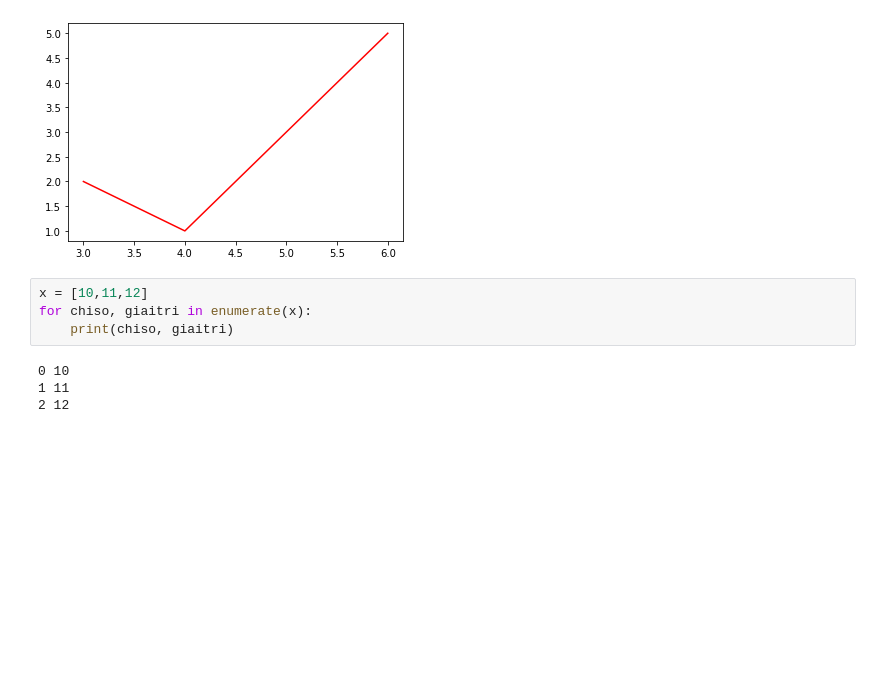
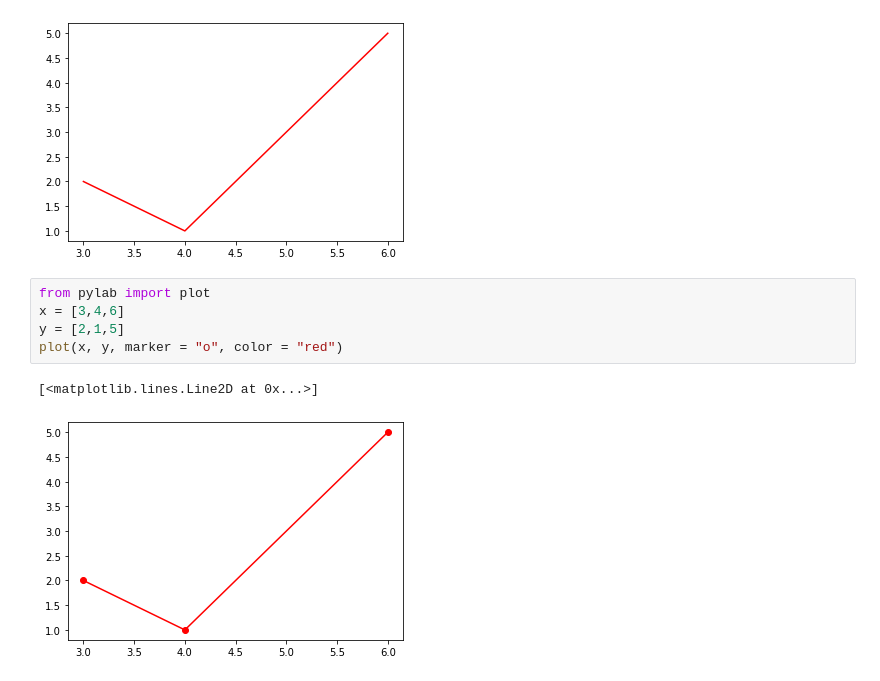
Before and after one commit to NguyenTan105/StudywithTan, a Jupyter notebook: Exr1.ipynb, the cells around one changed output. Saved outputs shown, nothing was run; the diff lists cells and outputs as text; blank space fills up the shorter version.

```diff
--- a/Exr1.ipynb
+++ b/Exr1.ipynb
@@ -201,11 +216,11 @@ plot(x, y, color = "red")
 # %% [output]
 [<matplotlib.lines.Line2D at 0x...>]
 [figure]
-# %%
-x = [10,11,12]
-for chiso, giaitri in enumerate(x):
-    print(chiso, giaitri)
-# %% [output]
-0 10
-1 11
-2 12
+# %%
+from pylab import plot
+x = [3,4,6]
+y = [2,1,5]
+plot(x, y, marker = "o", color = "red")
+# %% [output]
+[<matplotlib.lines.Line2D at 0x...>]
+[figure, added]
```
Also changed, not shown: parts of 13 cells of this notebook.
